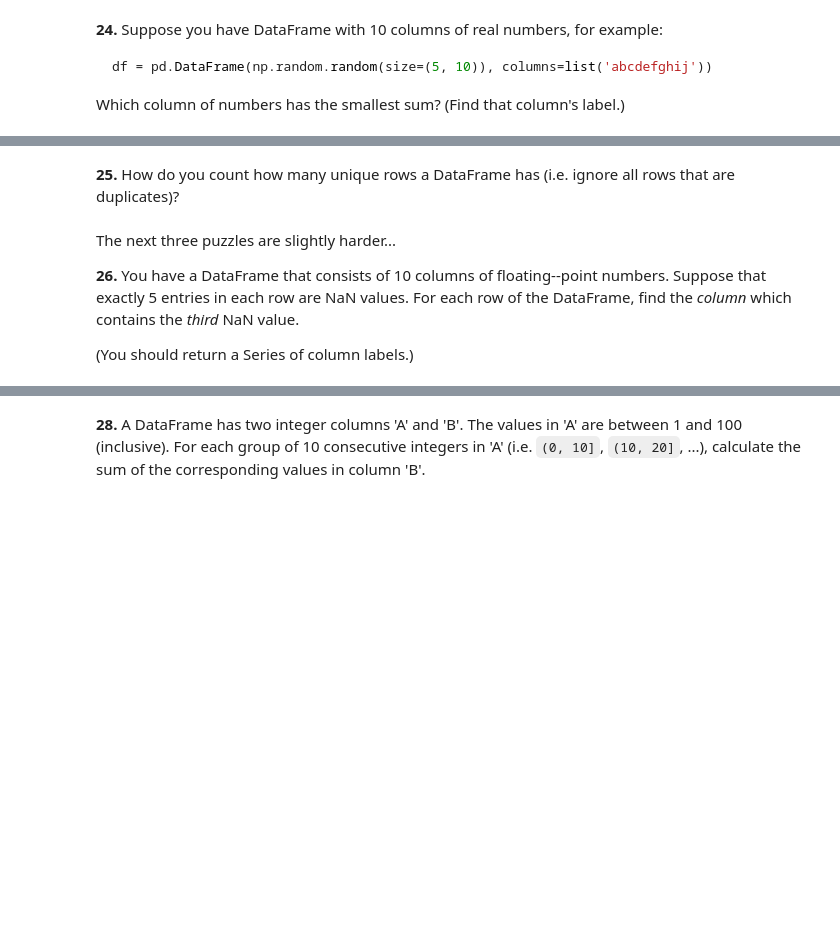
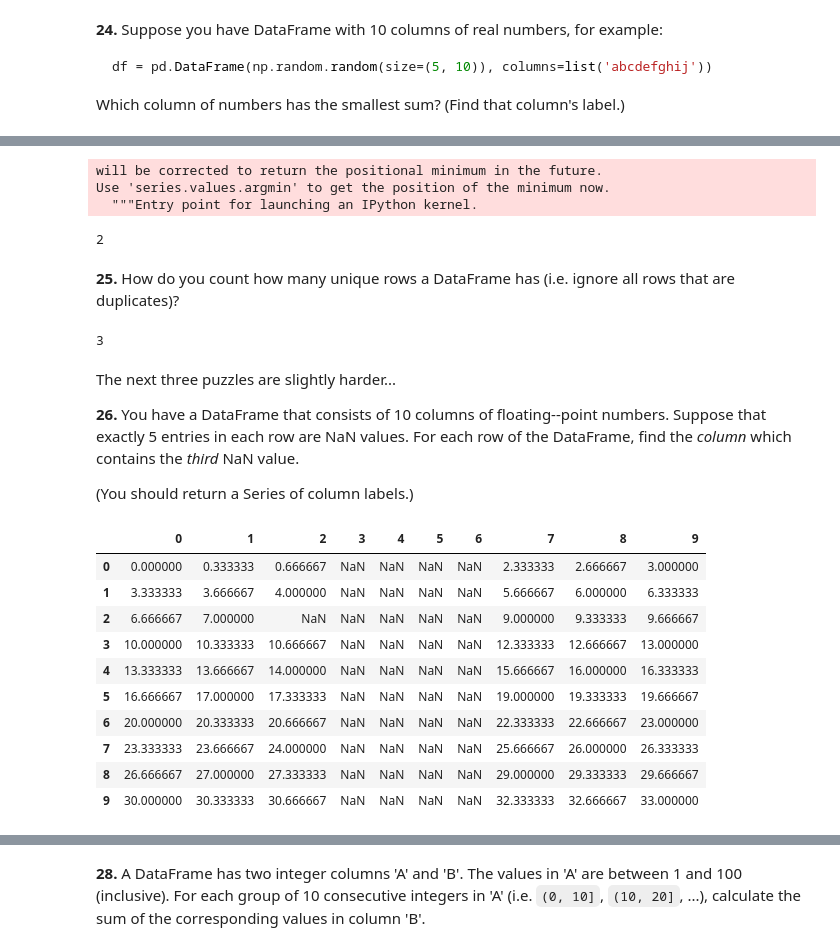
Before and after one commit to ifelseforeach/udemy-python-bootcamp, a Jupyter notebook: 03-Python-for-Data-Analysis-Pandas/100-pandas-puzzles-master/100-pandas-puzzles.ipynb, the cells around one changed output, grey strips where cells are left out. Drawn from its saved outputs; the diff is of its cells as text; code cells hidden in the pictures; blank space fills up the shorter version.

```diff
--- a/03-Python-for-Data-Analysis-Pandas/100-pandas-puzzles-master/100-pandas-puzzles.ipynb
+++ b/03-Python-for-Data-Analysis-Pandas/100-pandas-puzzles-master/100-pandas-puzzles.ipynb
@@ -401,8 +455,38 @@ Which column of numbers has the smallest sum? (Find that column's label.)
+# %%
+df.sum(axis=1).argmin()
+# %% [output]
+will be corrected to return the positional minimum in the future.
+Use 'series.values.argmin' to get the position of the minimum now.
+  """Entry point for launching an IPython kernel.
+2
 # %% [markdown]
 **25.** How do you count how many unique rows a DataFrame has (i.e. ignore all rows that are duplicates)?
+# %%
+df = pd.DataFrame([1,1,1,1,2,2,2,4,4,4], columns=['F'])
+df['F'].nunique()
+# %% [output]
+3
 # %% [markdown]
 The next three puzzles are slightly harder...
 
 **26.** You have a DataFrame that consists of 10 columns of floating--point numbers. Suppose that exactly 5 entries in each row are NaN values. For each row of the DataFrame, find the *column* which contains the *third* NaN value.
 
 (You should return a Series of column labels.)
+# %%
+df = pd.DataFrame(np.arange(100).reshape(10,10))
+df= df/3.0
+df[[3,4,5,6]] = np.nan
+df.loc[2,2]=np.nan
+df
+# %% [output]
+|  | 0 | 1 | 2 | 3 | 4 | 5 | 6 | 7 | 8 | 9 |
+| 0 | 0.000000 | 0.333333 | 0.666667 | NaN | NaN | NaN | NaN | 2.333333 | 2.666667 | 3.000000 |
+| 1 | 3.333333 | 3.666667 | 4.000000 | NaN | NaN | NaN | NaN | 5.666667 | 6.000000 | 6.333333 |
+| 2 | 6.666667 | 7.000000 | NaN | NaN | NaN | NaN | NaN | 9.000000 | 9.333333 | 9.666667 |
+| 3 | 10.000000 | 10.333333 | 10.666667 | NaN | NaN | NaN | NaN | 12.333333 | 12.666667 | 13.000000 |
+| 4 | 13.333333 | 13.666667 | 14.000000 | NaN | NaN | NaN | NaN | 15.666667 | 16.000000 | 16.333333 |
+| 5 | 16.666667 | 17.000000 | 17.333333 | NaN | NaN | NaN | NaN | 19.000000 | 19.333333 | 19.666667 |
+| 6 | 20.000000 | 20.333333 | 20.666667 | NaN | NaN | NaN | NaN | 22.333333 | 22.666667 | 23.000000 |
+| 7 | 23.333333 | 23.666667 | 24.000000 | NaN | NaN | NaN | NaN | 25.666667 | 26.000000 | 26.333333 |
+| 8 | 26.666667 | 27.000000 | 27.333333 | NaN | NaN | NaN | NaN | 29.000000 | 29.333333 | 29.666667 |
+| 9 | 30.000000 | 30.333333 | 30.666667 | NaN | NaN | NaN | NaN | 32.333333 | 32.666667 | 33.000000 |
```
Also changed, not shown: parts of 10 cells of this notebook, 2 other files.
